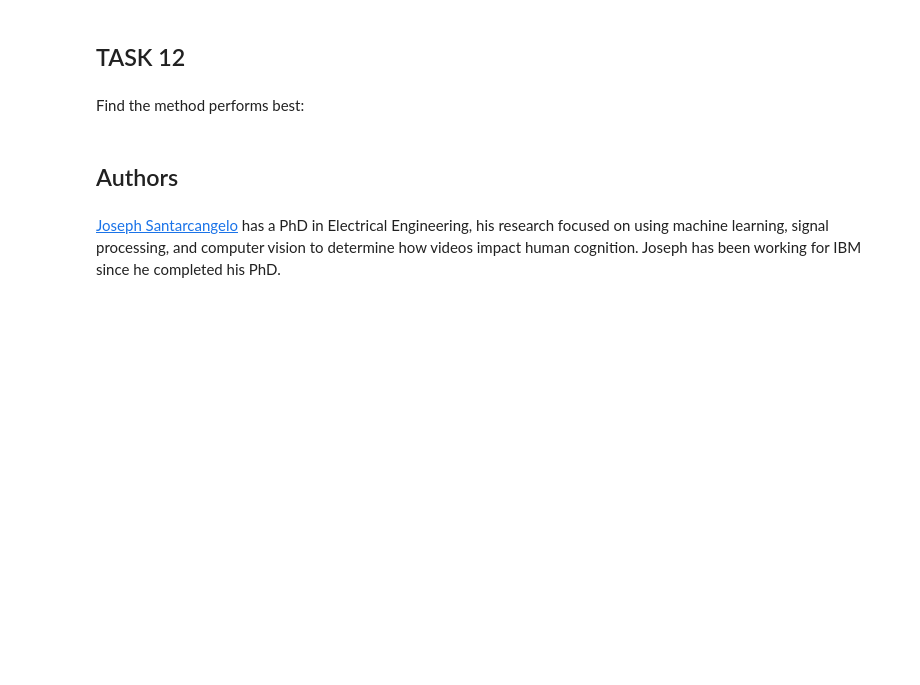
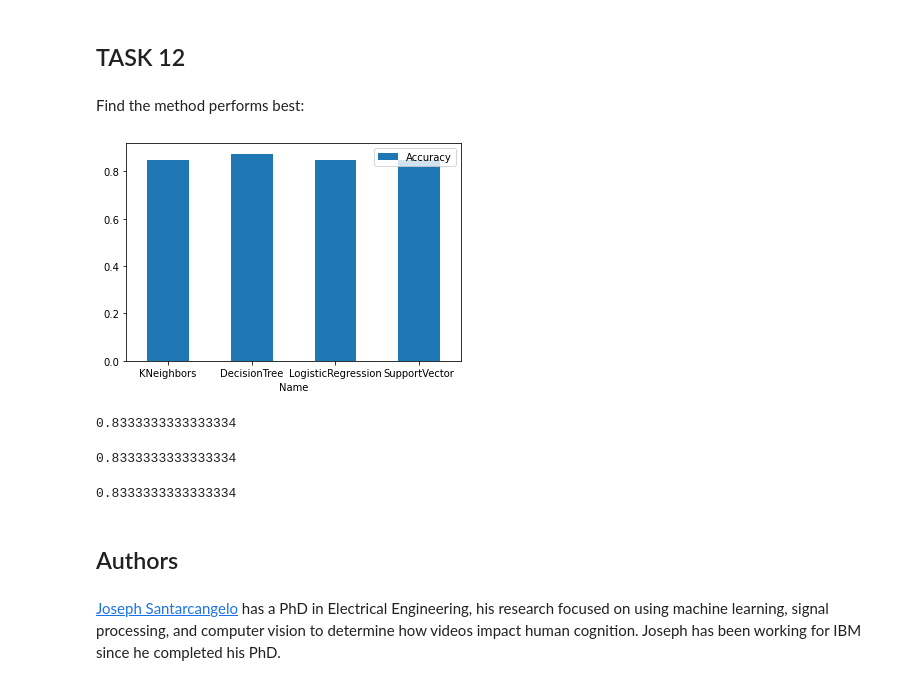
Before and after one commit to XinnGGnniX/IBM-Data-Science-Class, a Jupyter notebook: SpaceX/SpaceX_Machine Learning Prediction_Part_5.ipynb, the cells around one changed output. Saved outputs shown, nothing was run; the diff lists cells and outputs as text; code cells hidden in the pictures; blank space fills up the shorter version.

```diff
--- a/SpaceX/SpaceX_Machine Learning Prediction_Part_5.ipynb
+++ b/SpaceX/SpaceX_Machine Learning Prediction_Part_5.ipynb
@@ -318,6 +318,26 @@ plot_confusion_matrix(Y_test,yhat)
 Find the method performs best:
 # %%
 # best is decision tree
+# %%
+models = {'Name':['KNeighbors','DecisionTree','LogisticRegression','SupportVector'],
+          'Accuracy':[knn_cv.best_score_,tree_cv.best_score_,logreg_cv.best_score_,svm_cv.best_score_]}
+accuracy_df = pd.DataFrame.from_dict(models)
+# %%
+ax = accuracy_df .plot.bar(x='Name', y='Accuracy', rot=0)
+# %% [output]
+[figure, added]
+# %%
+logreg_cv.score(X_test, y=Y_test)
+# %% [output]
+0.8333333333333334
+# %%
+knn_cv.score(X_test, y=Y_test)
+# %% [output]
+0.8333333333333334
+# %%
+tree_cv.score(X_test, y=Y_test)
+# %% [output]
+0.8333333333333334
 # %% [markdown]
 ## Authors
 # %% [markdown]
```
Also changed, not shown: parts of 2 cells of this notebook.
